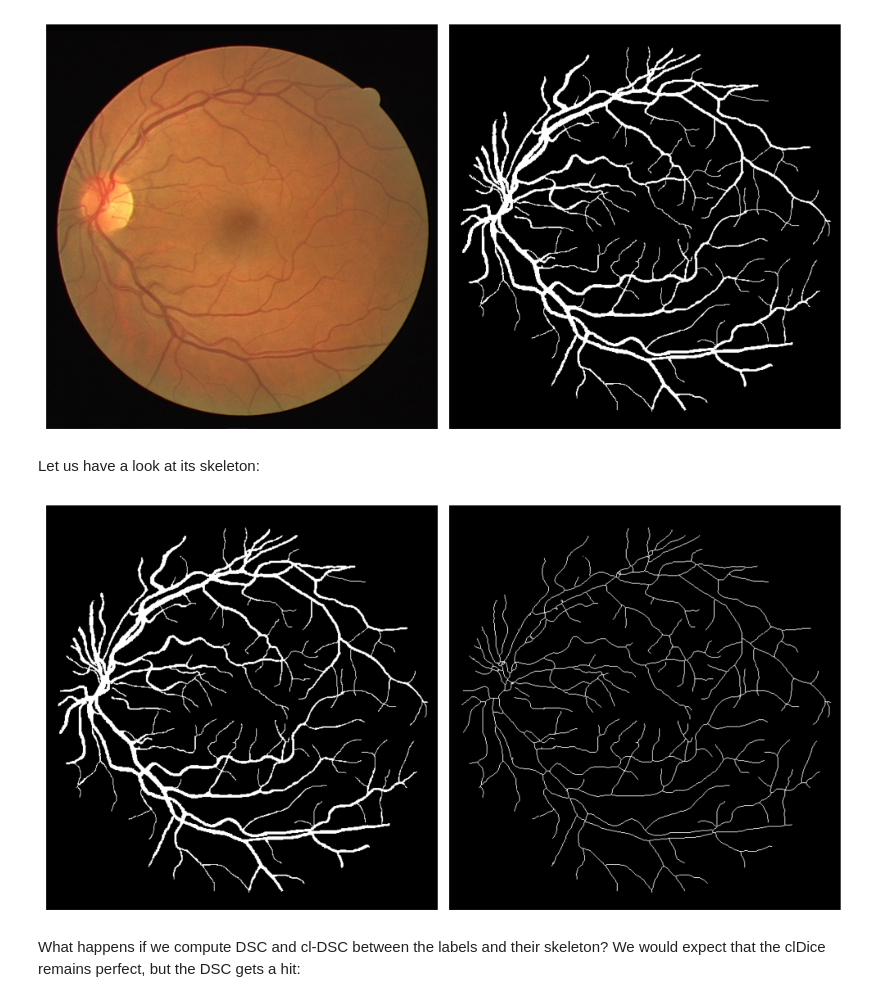
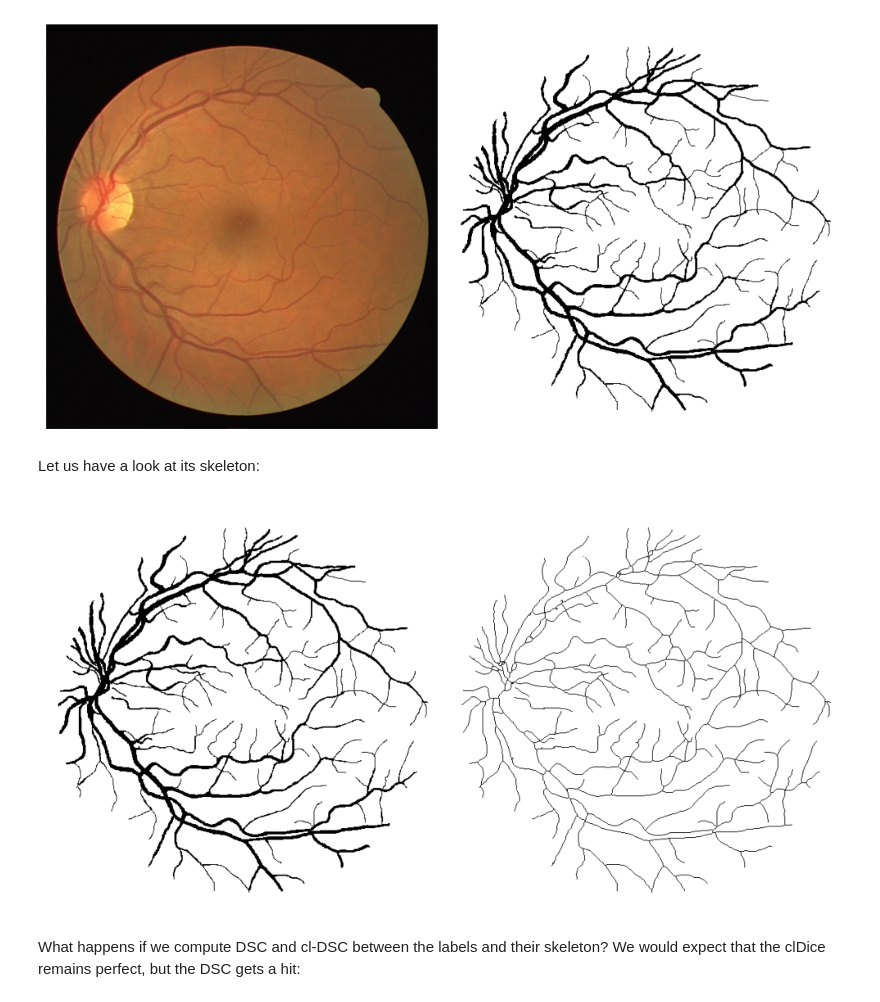
Before and after one commit to agaldran/otm, a Jupyter notebook: motivation.ipynb, the cells around one changed output. Saved outputs shown, nothing was run; the diff lists cells and outputs as text; code cells hidden in the pictures.

```diff
--- a/motivation.ipynb
+++ b/motivation.ipynb
@@ -28,23 +28,23 @@ gt = io.imread(path_mask)[0]
 
 f, a = plt.subplots(ncols=2, figsize=(10,10))
 a[0].imshow(img)
-a[1].imshow(gt, cmap='gray')
+a[1].imshow(255-gt, cmap='gray')
 for ax in a: ax.axis('off')
 plt.tight_layout()
 # %% [output]
-[figure, old version]
+[figure, new version]
 # %% [markdown]
 Let us have a look at its skeleton:
 # %%
 label = gt>0
 skel = skeletonize(label)
 f, a = plt.subplots(ncols=2, figsize=(10,10))
-a[0].imshow(label, cmap='gray')
-a[1].imshow(skel, cmap='gray')
+a[0].imshow(1- label, cmap='gray')
+a[1].imshow(1- skel, cmap='gray')
 for ax in a.flatten(): ax.axis('off')
 plt.tight_layout()
 # %% [output]
-[figure, old version]
+[figure, new version]
 # %% [markdown]
 What happens if we compute DSC and cl-DSC between the labels and their skeleton? We would expect that the clDice remains perfect, but the DSC gets a hit:
 # %%
```
Also changed, not shown: parts of 11 cells of this notebook.
